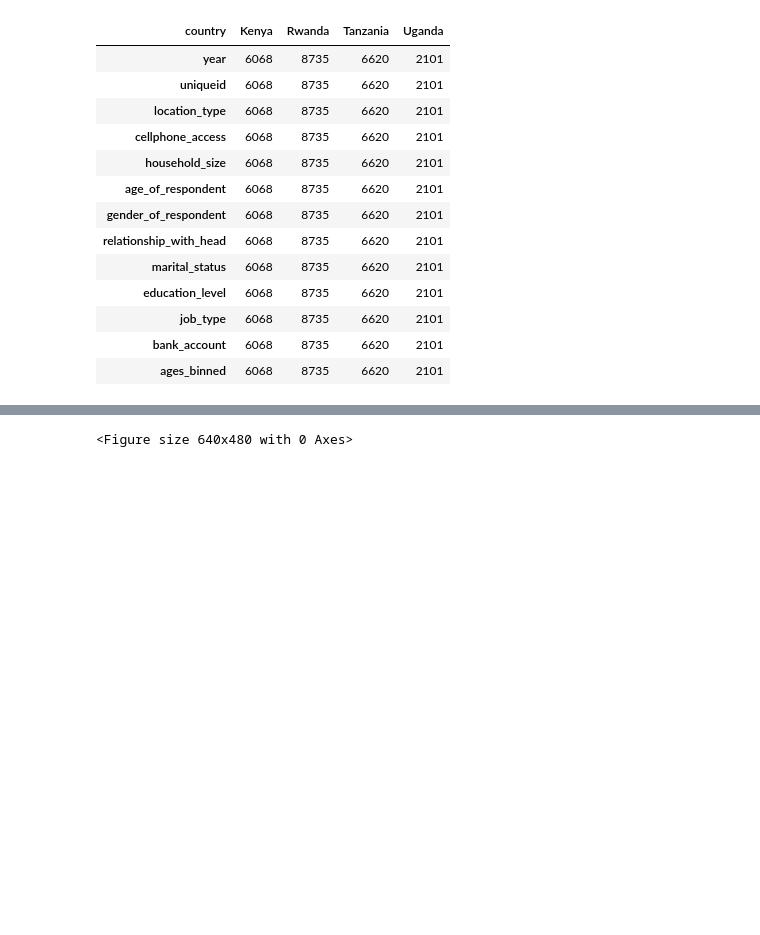
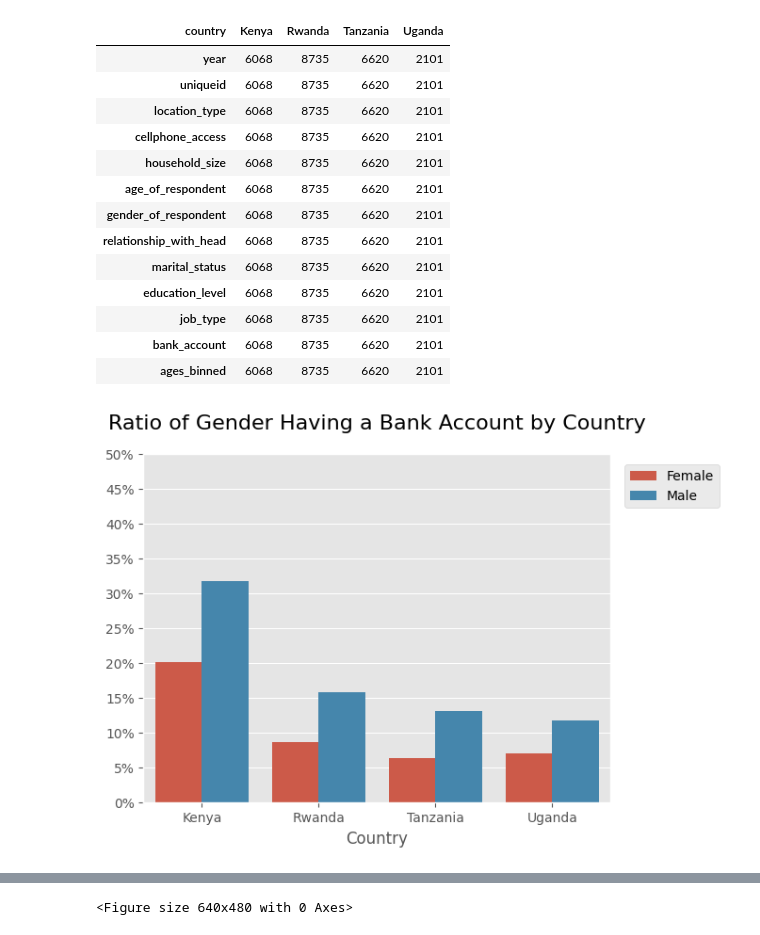
Before and after one commit to ShahiW/Financial-Inclusion-Project, a Jupyter notebook: 5_FeatureEngineering.ipynb, the cells around one changed output, grey strips where cells are left out. Drawn from its saved outputs; the diff is of its cells as text; code cells hidden in the pictures; blank space fills up the shorter version.

```diff
--- a/5_FeatureEngineering.ipynb
+++ b/5_FeatureEngineering.ipynb
@@ -219,3 +219,16 @@ df.groupby(by='country').count().T
 | job_type | 6068 | 8735 | 6620 | 2101 |
 | bank_account | 6068 | 8735 | 6620 | 2101 |
 | ages_binned | 6068 | 8735 | 6620 | 2101 |
+# %%
+##1 Plot
+
+plt.title('Ratio of Gender Having a Bank Account by Country', loc = 'center', y=1.05, fontsize = 16 )
+ax = sns.barplot(data=df,x='country', y = 'bank_account', hue = 'gender_of_respondent', errorbar = None);
+plt.xlabel('Country')
+plt.ylabel('')
+ax.yaxis.set_major_formatter(mtick.PercentFormatter(1.0))
+plt.yticks(np.arange(0, 0.55, 0.05))
+plt.legend(loc = "upper right")
+plt.legend(bbox_to_anchor=(1.03, 0.97), loc='upper left', borderaxespad=0);
+# %% [output]
+[figure, added]
```
Also changed, not shown: parts of 6 cells of this notebook.
